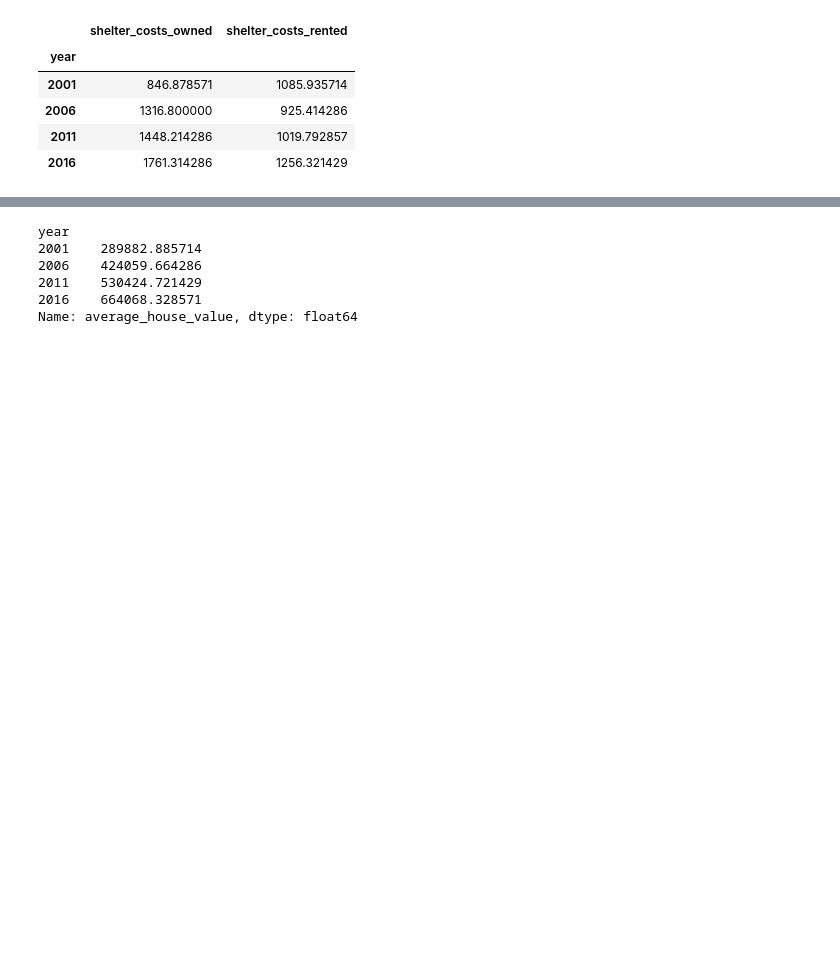
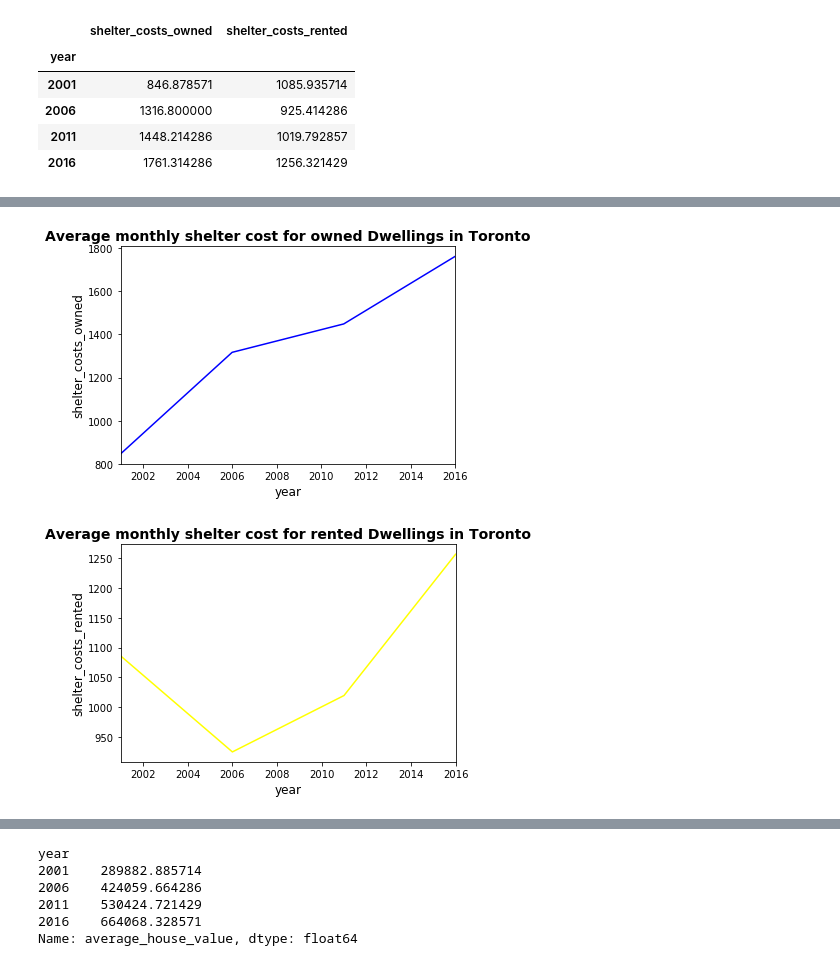
Before and after one commit to simran1407/Pyviz_homework, a Jupyter notebook: rental_analysis.ipynb, the cells around one changed output, grey strips where cells are left out. Saved outputs shown, nothing was run; the diff lists cells and outputs as text; code cells hidden in the pictures; blank space fills up the shorter version.

```diff
--- a/rental_analysis.ipynb
+++ b/rental_analysis.ipynb
@@ -124,19 +133,31 @@ average_yearly_dwellings_cost.head()
 | 2016 | 1761.314286 | 1256.321429 |
 # %%
 # Helper create_line_chart function
-def create_line_chart(data, xlabel, ylabel, title, color):
-    return data.hvplot.line(x=xlabel, y=ylabel, title=title, color=color)
+def create_line_chart(data, xlabel, ylabel1, ylabel2, title1, title2, color, color1):
+   # return data.hvplot.line(x=xlabel, y=ylabel, title=title, color=color)
 
     fig_dwelling_types = plt.figure()
-    plt.xlabel(xlabel,fontsize=12)
-    plt.ylabel(ylabel,fontsize=12)
-    plt.title(title,fontsize=14,fontweight = "bold")
-    plt.xticks(rotation=90)
+    line_chart = data['shelter_costs_owned'].plot(color = color)
+    line_chart.set_xlabel(xlabel,fontsize=12)
+    line_chart.set_ylabel(ylabel1,fontsize=12)
+    line_chart.set_title(title1,fontsize=14,fontweight = "bold")
+    plt.show()
+    plt.close(fig_dwelling_types)
+
+
+    fig_dwelling_types = plt.figure()
+    line_chart = data['shelter_costs_rented'].plot(color = color1)
+    line_chart.set_xlabel(xlabel,fontsize=12)
+    line_chart.set_ylabel(ylabel2,fontsize=12)
+    line_chart.set_title(title2,fontsize=14,fontweight = "bold")
+    plt.show()
+    plt.close(fig_dwelling_types)
+
     return plt.show()
 # %%
 # Create two line charts, one to plot the monthly shelter costs for owned dwelling and other for rented dwellings per year
 
 #Create line chart for shelter costs owned:
 
-create_line_chart(average_yearly_dwellings_cost, "year", "shelter_costs_owned", "Average monthly shelter cost for owned Dwellings in Toronto", "blue")
+create_line_chart(average_yearly_dwellings_cost, "year", "shelter_costs_owned","shelter_costs_rented", "Average monthly shelter cost for owned Dwellings in Toronto", "Average monthly shelter cost for rented Dwellings in Toronto","blue","yellow")
 # %% [output]
@@ -143,0 +164,2 @@ create_line_chart(average_yearly_dwellings_cost, "year", "shelter_costs_owned",
+[figure, added]
+[figure, added]
```
Also changed, not shown: parts of 17 cells of this notebook, 1 other file.
